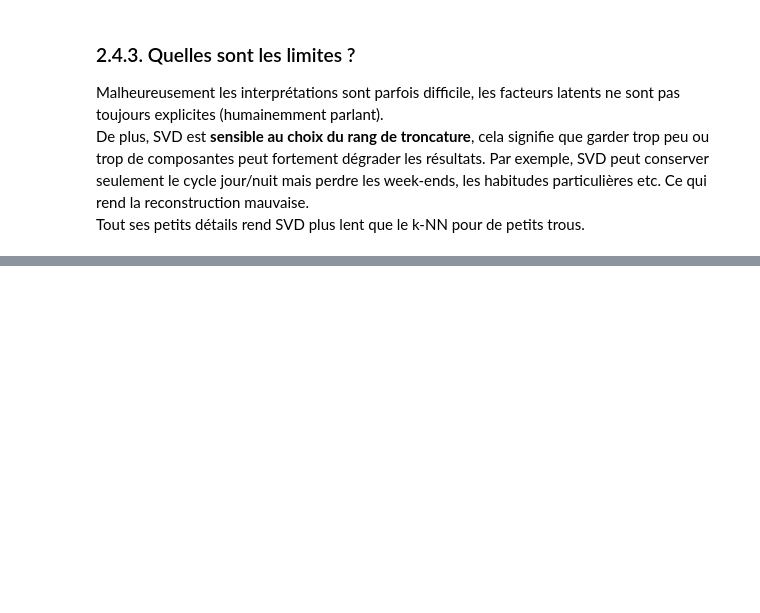
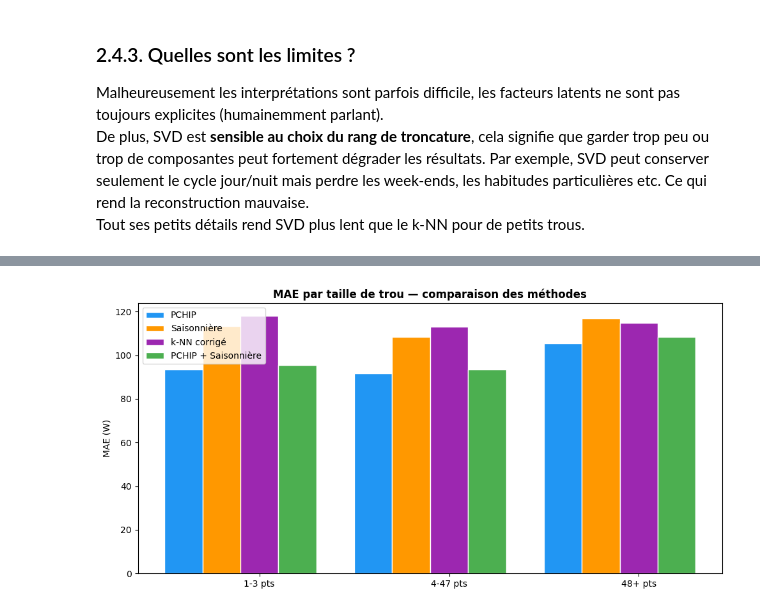
Before and after one commit to dempxl/ChallengeData-ENEDIS, a Jupyter notebook: notebook/notebook_LOGAN.ipynb, the cells around one changed output, grey strips where cells are left out. Saved outputs shown, nothing was run; the diff lists cells and outputs as text; code cells hidden in the pictures; blank space fills up the shorter version.

```diff
--- a/notebook/notebook_LOGAN.ipynb
+++ b/notebook/notebook_LOGAN.ipynb
@@ -593,6 +640,10 @@ def impute_svd(matrix, rank=20, n_iter=10):
 
     # Initialisation : remplir les NaN par la moyenne de chaque colonne
     col_means = np.nanmean(M, axis=0)
+    global_mean = np.nanmean(M)
+    if np.isnan(global_mean):
+        global_mean = 0.0
+    col_means = np.where(np.isnan(col_means), global_mean, col_means)
     M[nan_mask] = np.take(col_means, np.where(nan_mask)[1])
 
     for iteration in range(n_iter):
@@ -668,0 +1113,20 @@ def impute_hybrid(holed_series, reference_df,
+# %%
+fig, ax = plt.subplots(figsize=(10, 5))
+
+x     = np.arange(len(gap_categories))
+width = 0.2
+palette = ['#2196F3', '#FF9800', '#9C27B0', '#4CAF50']
+
+for i, (col, color) in enumerate(zip(summary.columns, palette)):
+    ax.bar(x + i * width, summary[col].values, width, label=col, color=color, edgecolor='white')
+
+ax.set_xticks(x + width * (len(summary.columns) - 1) / 2)
+ax.set_xticklabels(gap_categories)
+ax.set_ylabel('MAE (W)')
+ax.set_title('MAE par taille de trou — comparaison des méthodes', fontweight='bold')
+ax.legend()
+plt.tight_layout()
+plt.savefig('../img/mae_par_taille_trou.png', dpi=150, bbox_inches='tight')
+plt.show()
+# %% [output]
+[figure, added]
```
Also changed, not shown: parts of 43 cells of this notebook, 4 other files.
